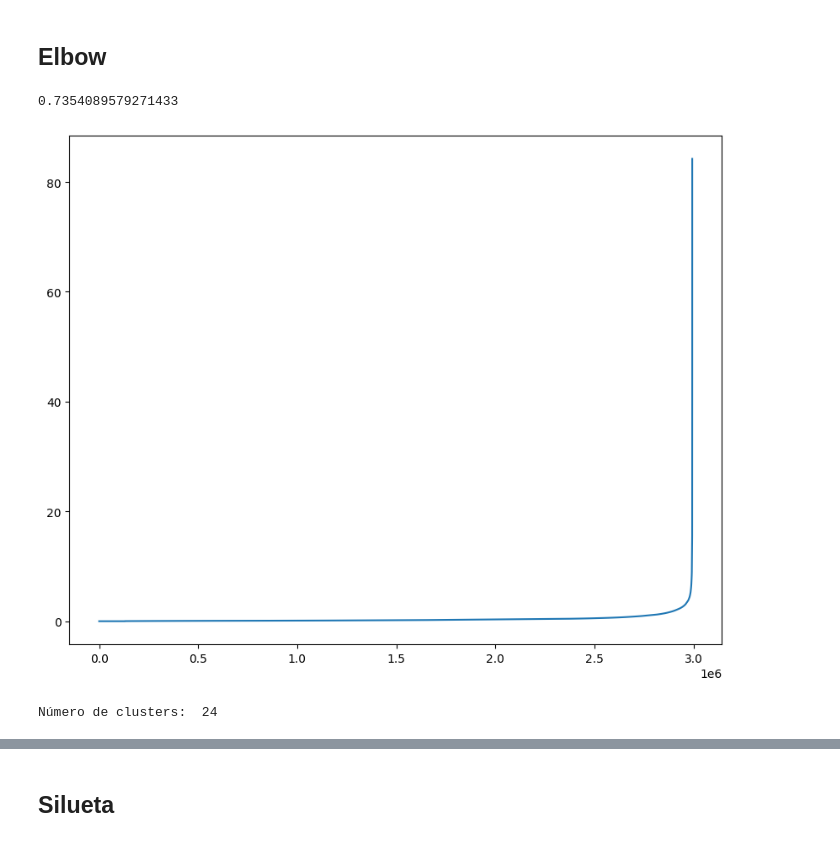
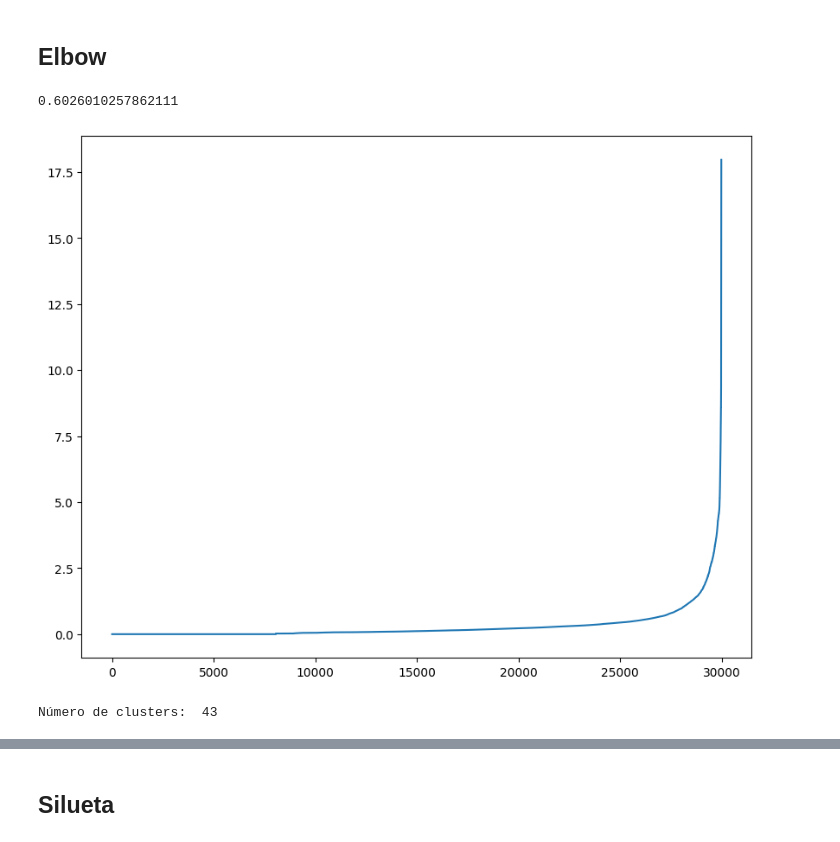
Before and after one commit to cdgonzalezr1/proyecto_aprendizaje_no_supervisado, a Jupyter notebook: proyecto_arquetipos.ipynb, the cells around one changed output, grey strips where cells are left out. Cells and saved outputs as stored; diff of their text form; code cells hidden in the pictures.

```diff
--- a/proyecto_arquetipos.ipynb
+++ b/proyecto_arquetipos.ipynb
@@ -666,25 +720,25 @@ plt.show()
 # %% [markdown]
 ## Elbow
 # %%
-neigh = NearestNeighbors(n_neighbors = 40)
+neigh = NearestNeighbors(n_neighbors = 4)
 nbrs = neigh.fit(df_new_pca)
 distancias, indices = nbrs.kneighbors(df_new_pca)
 distancias = np.sort(distancias.flatten())
 fig=plt.figure(figsize=(10,8), dpi= 100, facecolor='w', edgecolor='k')
 plt.plot(distancias)
 
 i = np.arange(len(distancias))
 knee = KneeLocator(i, distancias, S=1, curve='convex', direction='increasing', interp_method='polynomial')
 print(distancias[knee.knee])
 # %% [output]
-0.7354089579271433
+0.6026010257862111
-[figure, old version]
+[figure, new version]
 # %%
-db = DBSCAN(eps = distancias[knee.knee], min_samples=40)
+db = DBSCAN(eps = distancias[knee.knee], min_samples=4)
 clusters_std = db.fit_predict(df_new_pca)
 print('Número de clusters: ', len(set(clusters_std)))
 # %% [output]
-Número de clusters:  24
+Número de clusters:  43
 # %%
 fig, axes = plt.subplots(3, 4, figsize=(20, 15))
 fig.suptitle('FAMD', fontsize=20)
```
Also changed, not shown: parts of 23 cells of this notebook.
